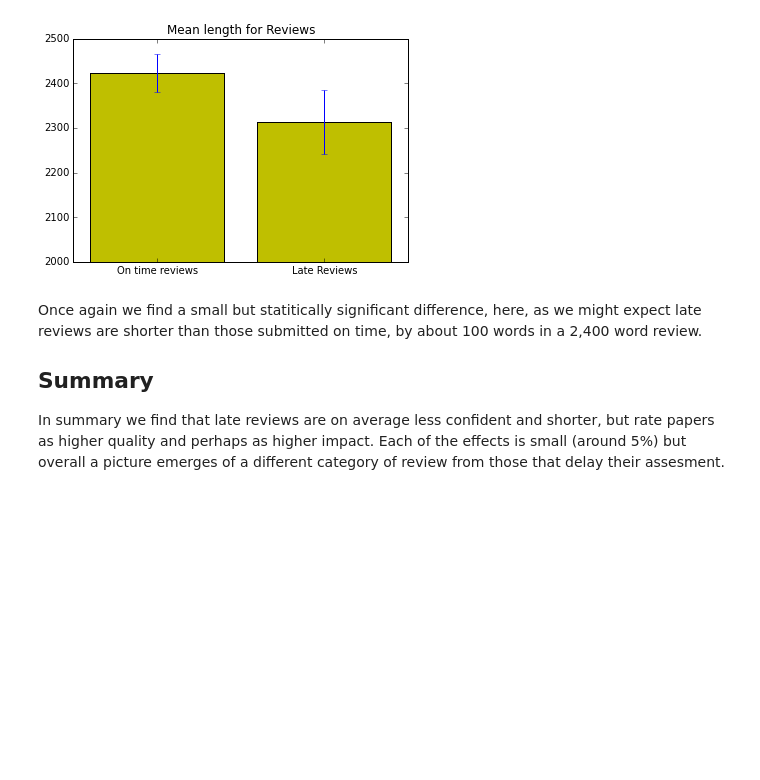
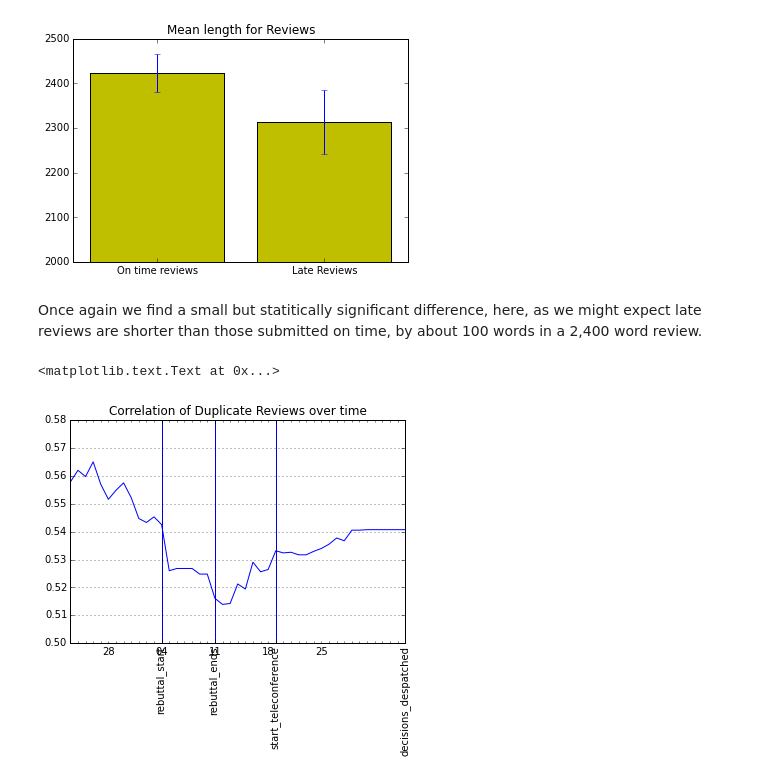
Before and after one commit to sods/neurips2014, a Jupyter notebook: NIPS 2014 Late Review Observations.ipynb, the cells around one changed output. Drawn from its saved outputs; the diff is of its cells as text; code cells hidden in the pictures; blank space fills up the shorter version.

Commit message:
Update early/late analysis.

```diff
--- a/NIPS 2014 Late Review Observations.ipynb
+++ b/NIPS 2014 Late Review Observations.ipynb
@@ -131,7 +136,22 @@ t-statistic is 2.61469375985 and p-value is 0.00895472981848
 [figure]
 # %% [markdown]
 Once again we find a small but statitically significant difference, here, as we might expect late reviews are shorter than those submitted on time, by about 100 words in a 2,400 word review.
-
-## Summary
-
-In summary we find that late reviews are on average less confident and shorter, but rate papers as higher quality and perhaps as higher impact. Each of the effects is small (around 5%) but overall a picture emerges of a different category of review from those that delay their assesment.
+# %%
+duplicate_pairs = pd.read_csv(os.path.join(nipsy.dir_store, 'Duplicate_PaperID_Pairs.csv'))
+
+review_quality = pd.DataFrame(index=reviews.ID.unique(), columns=nipsy.review_date_range)
+for date in nipsy.review_date_range:
+    review_quality[date] = nipsy.reviews_status(reviews, date, column='Quality').mean(level='ID')
+
+duplicate_quality = review_quality.loc[duplicate_pairs.duplicate]
+duplicate_quality.index = duplicate_pairs.original
+original_quality = review_quality.loc[duplicate_pairs.original]
+ax = duplicate_quality.corrwith(original_quality).plot()
+nipsy.plot_deadlines(ax)
+import datetime as dt
+ax.set_ylim(0.5, 0.58)
+ax.set_xlim(dt.datetime(2014,7,23),nipsy.events['decisions_despatched'])
+ax.set_title("Correlation of Duplicate Reviews over time")
+# %% [output]
+<matplotlib.text.Text at 0x...>
+[figure, added]
```
Also changed, not shown: parts of 6 cells of this notebook, 1 other file.
